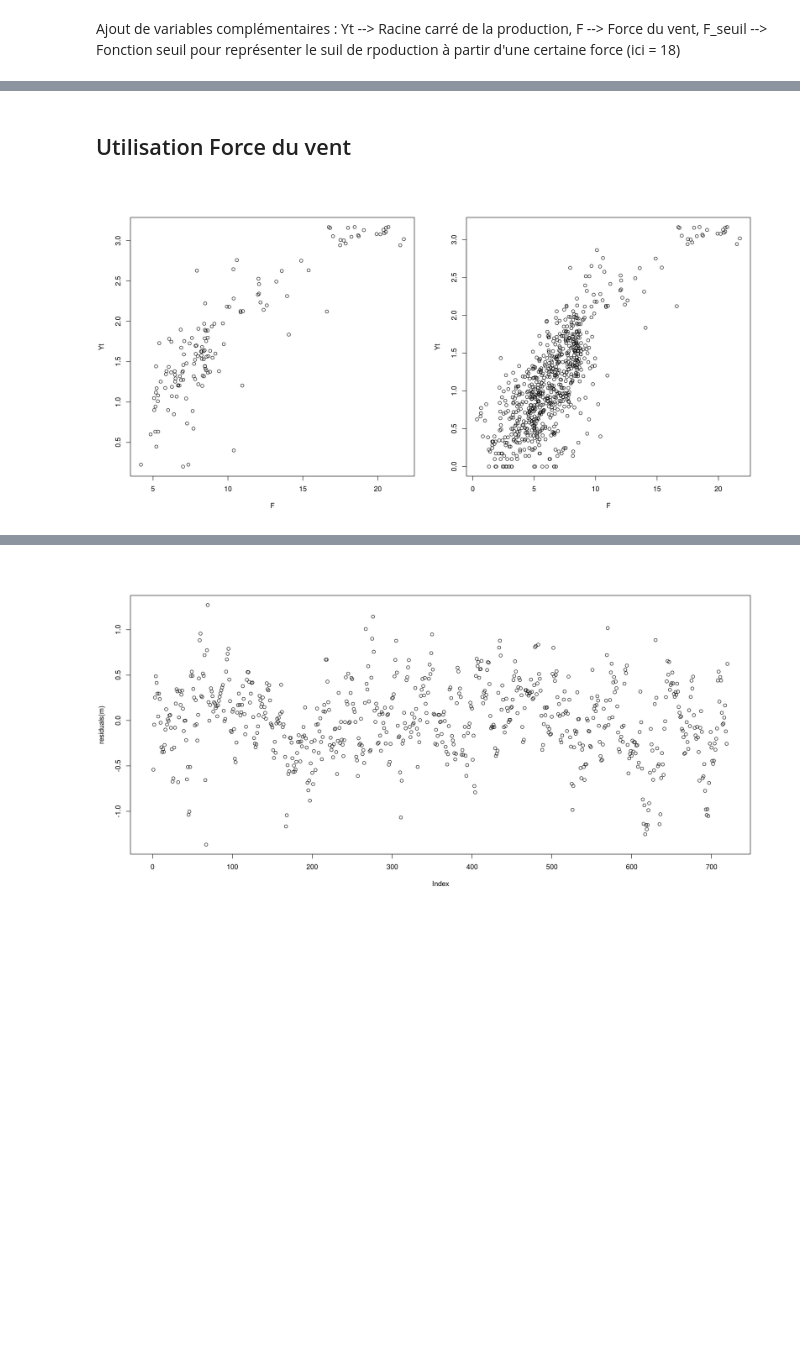
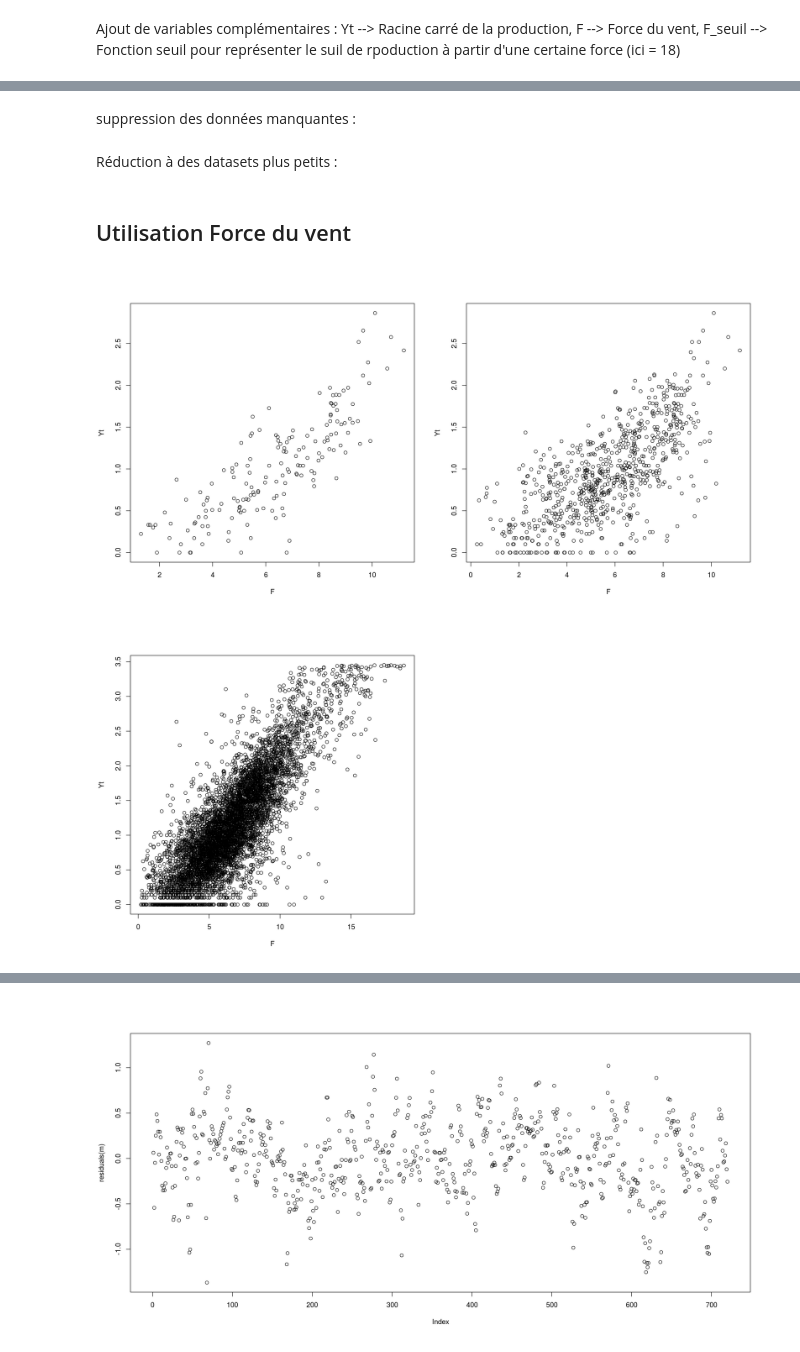
Before and after one commit to luc-dubreuil/GestionDeProjet4A, a Jupyter notebook: Travail/Luc/Tests.ipynb, the cells around one changed output, grey strips where cells are left out. Cells and saved outputs as stored; diff of their text form; code cells hidden in the pictures; blank space fills up the shorter version.

```diff
--- a/Travail/Luc/Tests.ipynb
+++ b/Travail/Luc/Tests.ipynb
@@ -134,7 +137,8 @@ F_seuil --> Fonction seuil pour représenter le suil de rpoduction à partir d'u
 # %%
 data_all$Yt = (data_all$Y)^(1/2)
 data_all$F <- sqrt(data_all$U^2 + data_all$V^2)
-data_all$F_seuil = pmax(18-data_all$F,0) # 18 = seuil sur la force
+data_all$F_seuil = pmax(17-data_all$F,0) # 18 = seuil sur la force
+data_all$F_seuil_bis = pmin(data_all$F,17) # 18 = seuil sur la force
 # %%
 GT <- data_all$T
 GT[2:length(GT)] = GT[2:length(GT)] - GT[1:length(GT)-1]
@@ -156,21 +148,29 @@ str(data_all)
+# %% [markdown]
+suppression des données manquantes :
 # %%
 index= is.na(data_all$T) & is.na(data_all$U) & is.na(data_all$V) &  is.na(data_all$GT)
 sel <- c(1:8)
-#data_all <- data_all[complete.cases( data_all[,sel]),] #suppression des lignes contenant NA
+data_all <- data_all[complete.cases( data_all[,sel]),] #suppression des lignes contenant NA
+# %% [markdown]
+Réduction à des datasets plus petits :
 # %%
-subset_week <- 6192:6359
+subset_week <- 6264:6431
 data_week <- data_all[subset_week, ]
-subset_month <- 6192:6934
+subset_month <- 6264:7007
 data_month <- data_all[subset_month, ]
+subset_all_WF2 <- 6264:12479
+data_all_WF2 <- data_all[subset_all_WF2, ]
 # %% [markdown]
 ## Utilisation Force du vent
 # %%
 options(repr.plot.width=16, repr.plot.height=8)
 par(mfrow=c(1,2))
 with(data = data_week, plot(Yt ~ F))
 with(data = data_month, plot(Yt ~ F))
+with(data = data_all_WF2, plot(Yt ~ F))
 # %% [output]
-[figure, old version]
+[figure, new version]
+[figure, added]
 # %%
 #summary(lm(Y~F, data = data_week))
 summary(lm(Y~F-1, data = data_week))
```
Also changed, not shown: parts of 14 cells of this notebook.
